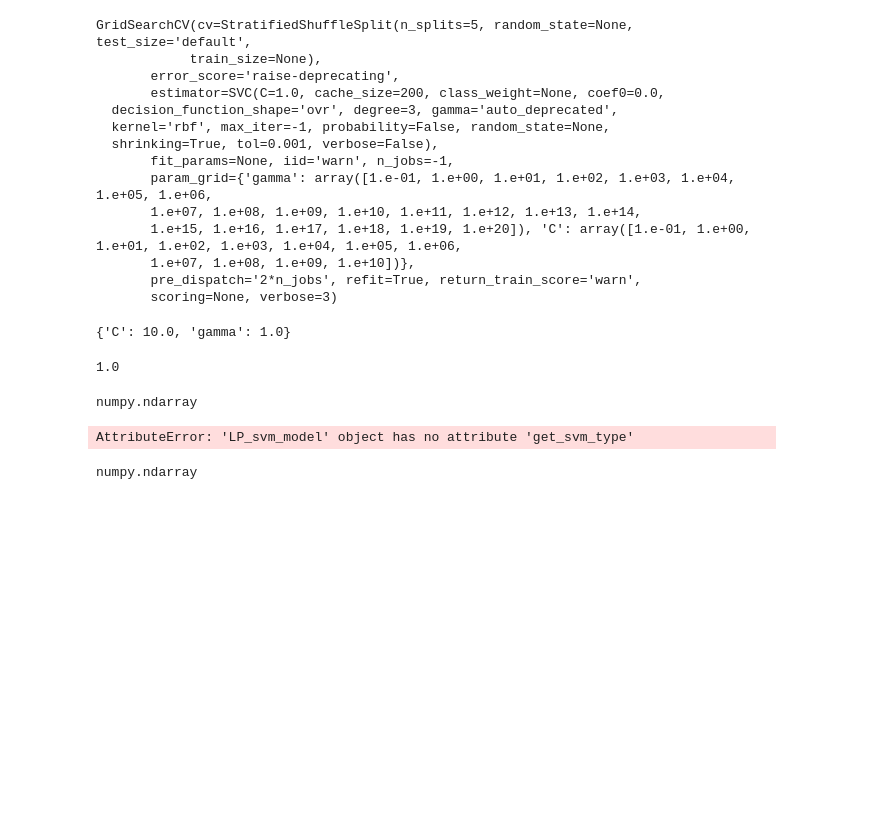
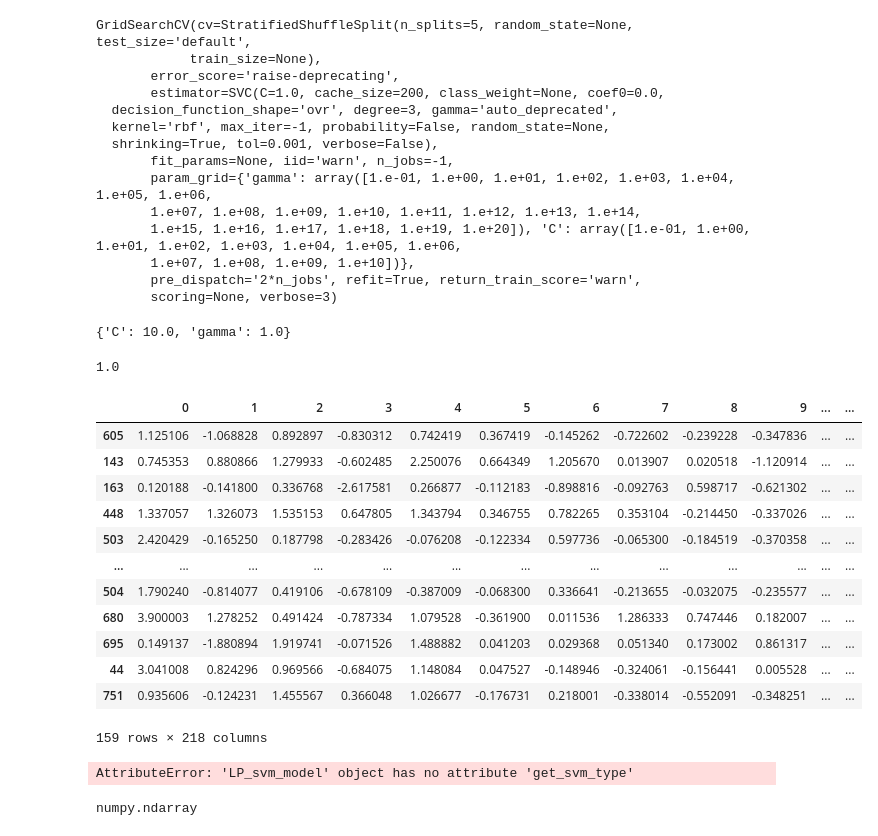
Before and after one commit to akansh12/Asquire_SPIRE, a Jupyter notebook: SVM/Cough_SVM_2.ipynb, the cells around one changed output. Cells and saved outputs as stored; diff of their text form; code cells hidden in the pictures; blank space fills up the shorter version.

```diff
--- a/SVM/Cough_SVM_2.ipynb
+++ b/SVM/Cough_SVM_2.ipynb
@@ -357,10 +357,22 @@ accuracy_score(test_1.iloc[:,216],y_pred)
 accuracy_score(y_train,grid.predict(X_train))
 # %% [output]
 1.0
-# %%
-type(y_train.values)
-# %% [output]
-numpy.ndarray
+# %%
+test_1
+# %% [output]
+|  | 0 | 1 | 2 | 3 | 4 | 5 | 6 | 7 | 8 | 9 | ... | ... |
+| 605 | 1.125106 | -1.068828 | 0.892897 | -0.830312 | 0.742419 | 0.367419 | -0.145262 | -0.722602 | -0.239228 | -0.347836 | ... | ... |
+| 143 | 0.745353 | 0.880866 | 1.279933 | -0.602485 | 2.250076 | 0.664349 | 1.205670 | 0.013907 | 0.020518 | -1.120914 | ... | ... |
+| 163 | 0.120188 | -0.141800 | 0.336768 | -2.617581 | 0.266877 | -0.112183 | -0.898816 | -0.092763 | 0.598717 | -0.621302 | ... | ... |
+| 448 | 1.337057 | 1.326073 | 1.535153 | 0.647805 | 1.343794 | 0.346755 | 0.782265 | 0.353104 | -0.214450 | -0.337026 | ... | ... |
+| 503 | 2.420429 | -0.165250 | 0.187798 | -0.283426 | -0.076208 | -0.122334 | 0.597736 | -0.065300 | -0.184519 | -0.370358 | ... | ... |
+| ... | ... | ... | ... | ... | ... | ... | ... | ... | ... | ... | ... | ... |
+| 504 | 1.790240 | -0.814077 | 0.419106 | -0.678109 | -0.387009 | -0.068300 | 0.336641 | -0.213655 | -0.032075 | -0.235577 | ... | ... |
+| 680 | 3.900003 | 1.278252 | 0.491424 | -0.787334 | 1.079528 | -0.361900 | 0.011536 | 1.286333 | 0.747446 | 0.182007 | ... | ... |
+| 695 | 0.149137 | -1.880894 | 1.919741 | -0.071526 | 1.488882 | 0.041203 | 0.029368 | 0.051340 | 0.173002 | 0.861317 | ... | ... |
+| 44 | 3.041008 | 0.824296 | 0.969566 | -0.684075 | 1.148084 | 0.047527 | -0.148946 | -0.324061 | -0.156441 | 0.005528 | ... | ... |
+| 751 | 0.935606 | -0.124231 | 1.455567 | 0.366048 | 1.026677 | -0.176731 | 0.218001 | -0.338014 | -0.552091 | -0.348251 | ... | ... |
+159 rows × 218 columns
 # %%
 from libsvm.svmutil import *
 # %%
```
Also changed, not shown: parts of 1 cell of this notebook, 18 other files.
